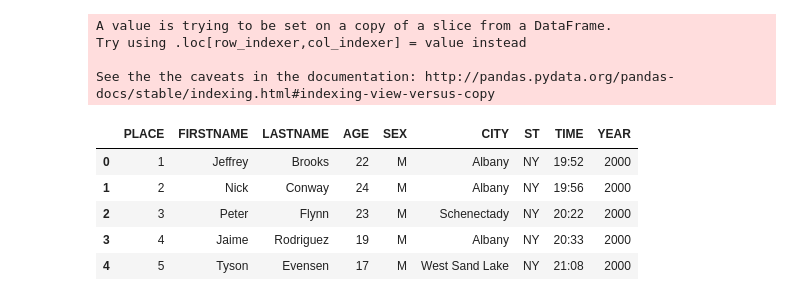
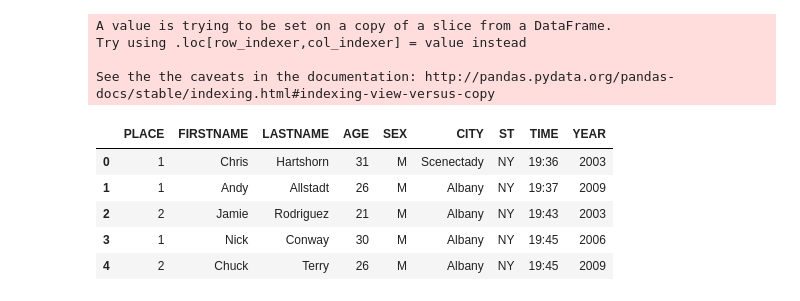
Before and after one commit to bnorthan/rotg-us, a Jupyter notebook: notebooks/AllTime.ipynb, the cells around one changed output. Cells and saved outputs as stored; diff of their text form; code cells hidden in the pictures.

```diff
--- a/notebooks/AllTime.ipynb
+++ b/notebooks/AllTime.ipynb
@@ -58,15 +58,16 @@ A value is trying to be set on a copy of a slice from a DataFrame.
 Try using .loc[row_indexer,col_indexer] = value instead
 
 See the the caveats in the documentation: http://pandas.pydata.org/pandas-docs/stable/indexing.html#indexing-view-versus-copy
-# %%
-master.head()
-# %% [output]
-|  | PLACE | FIRSTNAME | LASTNAME | AGE | SEX | CITY | ST | TIME | YEAR |
-| 0 | 1 | Jeffrey | Brooks | 22 | M | Albany | NY | 19:52 | 2000 |
-| 1 | 2 | Nick | Conway | 24 | M | Albany | NY | 19:56 | 2000 |
-| 2 | 3 | Peter | Flynn | 23 | M | Schenectady | NY | 20:22 | 2000 |
-| 3 | 4 | Jaime | Rodriguez | 19 | M | Albany | NY | 20:33 | 2000 |
-| 4 | 5 | Tyson | Evensen | 17 | M | West Sand Lake | NY | 21:08 | 2000 |
+# %%
+master=pd.read_csv('../output/alltime.csv')
+master.head()
+# %% [output]
+|  | PLACE | FIRSTNAME | LASTNAME | AGE | SEX | CITY | ST | TIME | YEAR |
+| 0 | 1 | Chris | Hartshorn | 31 | M | Scenectady | NY | 19:36 | 2003 |
+| 1 | 1 | Andy | Allstadt | 26 | M | Albany | NY | 19:37 | 2009 |
+| 2 | 2 | Jamie | Rodriguez | 21 | M | Albany | NY | 19:43 | 2003 |
+| 3 | 1 | Nick | Conway | 30 | M | Albany | NY | 19:45 | 2006 |
+| 4 | 2 | Chuck | Terry | 26 | M | Albany | NY | 19:45 | 2009 |
 # %%
 master=master.reset_index(drop=True)
 # %%
```
Also changed, not shown: parts of 10 cells of this notebook, 8 other files.
